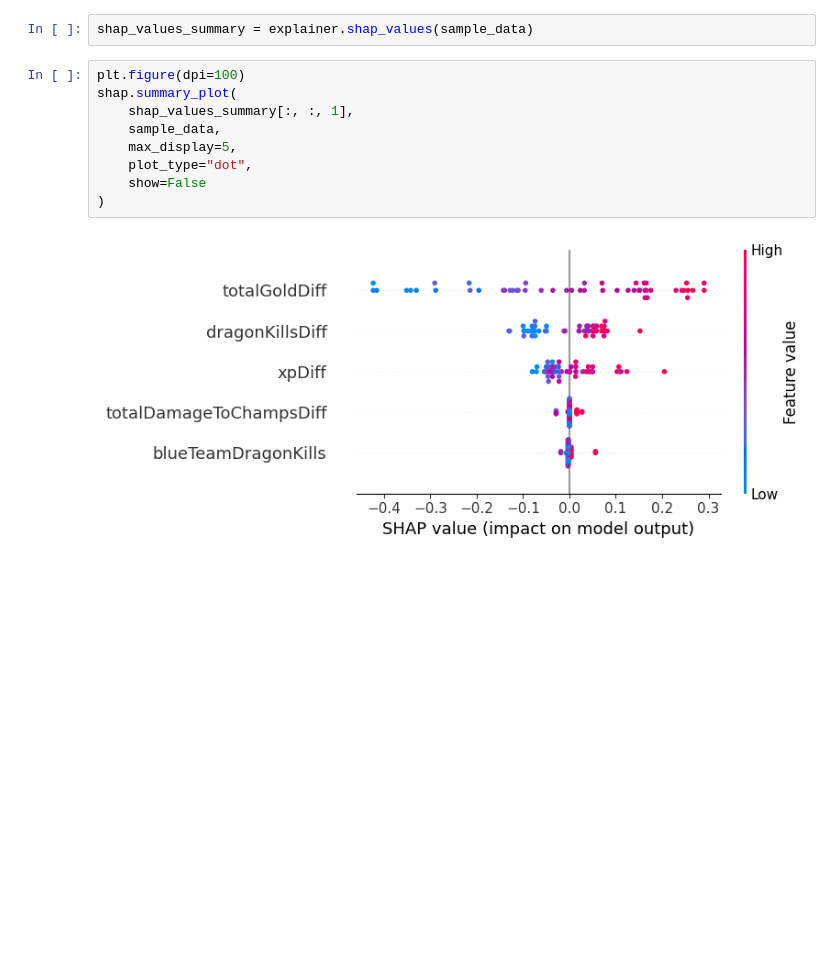
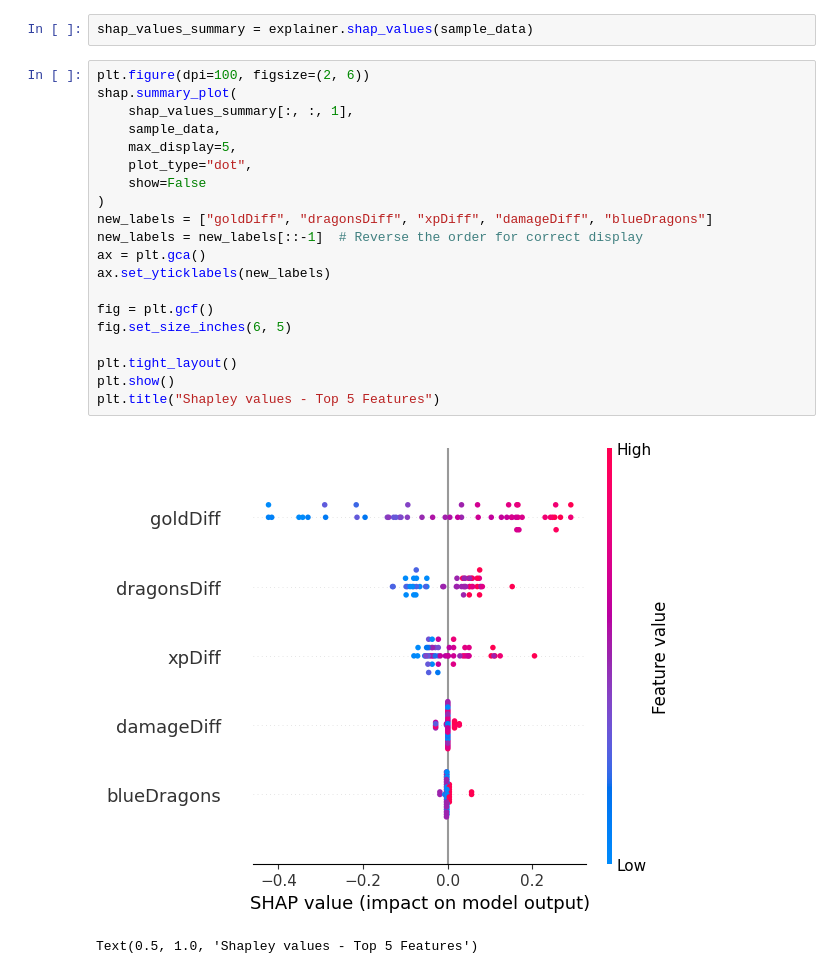
Before and after one commit to jnegrete2005/practica02_AA1, a Jupyter notebook: src/arboles.ipynb, the cells around one changed output. Drawn from its saved outputs; the diff is of its cells as text; blank space fills up the shorter version.

Commit message:
edit shap graph style

```diff
--- a/src/arboles.ipynb
+++ b/src/arboles.ipynb
@@ -139,13 +139,25 @@ shap.force_plot(
 # %%
 shap_values_summary = explainer.shap_values(sample_data)
 # %%
-plt.figure(dpi=100)
+plt.figure(dpi=100, figsize=(2, 6))
 shap.summary_plot(
     shap_values_summary[:, :, 1],
     sample_data,
     max_display=5,
     plot_type="dot",
     show=False
 )
+new_labels = ["goldDiff", "dragonsDiff", "xpDiff", "damageDiff", "blueDragons"]
+new_labels = new_labels[::-1]  # Reverse the order for correct display
+ax = plt.gca()
+ax.set_yticklabels(new_labels)
+
+fig = plt.gcf()
+fig.set_size_inches(6, 5)
+
+plt.tight_layout()
+plt.show()
+plt.title("Shapley values - Top 5 Features")
 # %% [output]
-[figure, old version]
+[figure, new version]
+Text(0.5, 1.0, 'Shapley values - Top 5 Features')
```
Also changed, not shown: parts of 2 cells of this notebook.
